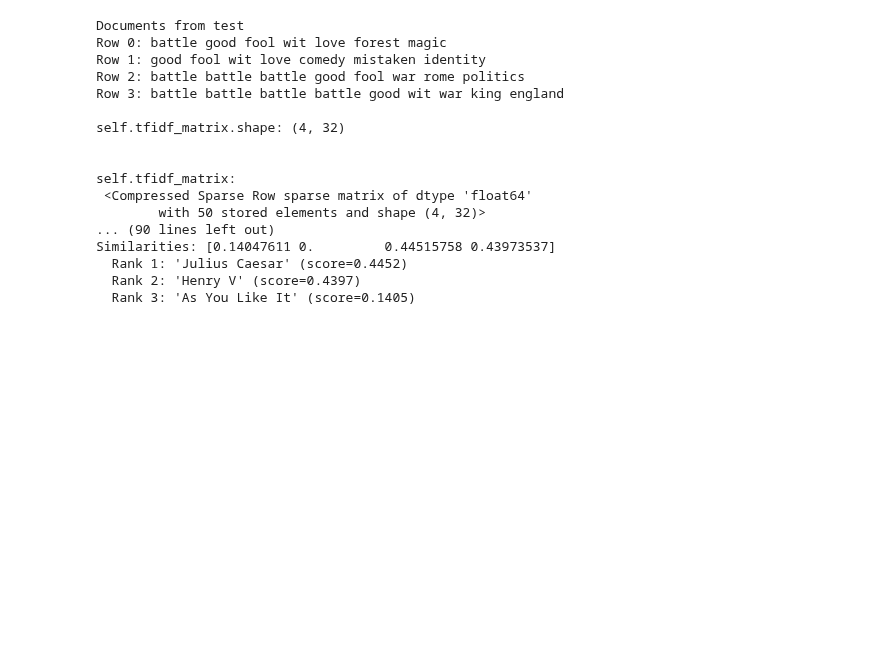
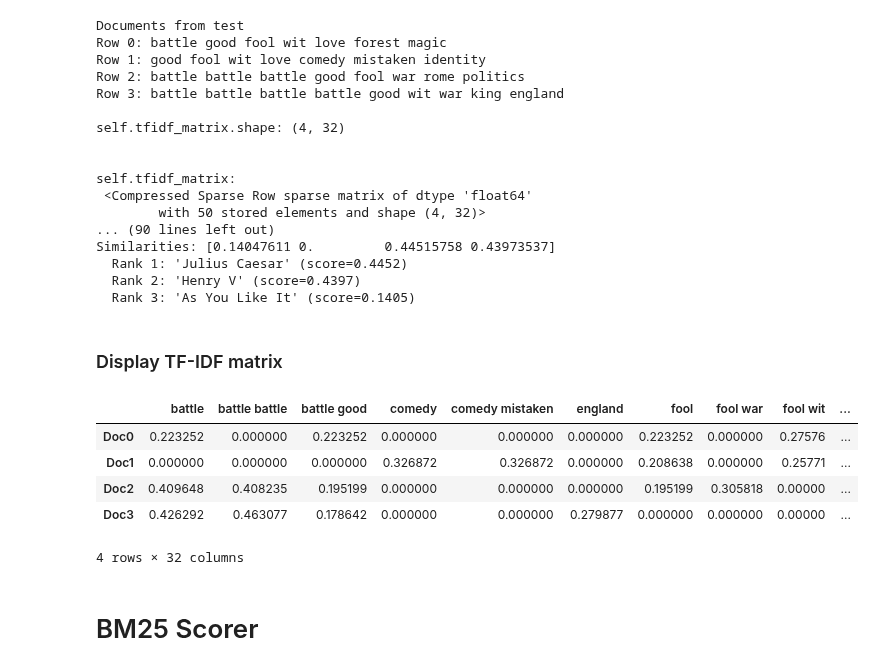
Before and after one commit to bltzr75/Practices_with_Speech_and_Language_Processing_Jurafsky_and_Martin, a Jupyter notebook: Information Retrieval and Retrieval Augmented Generation/Information Retrieval and Retrieval Augmented Generation.ipynb, the cells around one changed output. Saved outputs shown, nothing was run; the diff lists cells and outputs as text; code cells hidden in the pictures; blank space fills up the shorter version.

```diff
--- a/Information Retrieval and Retrieval Augmented Generation/Information Retrieval and Retrieval Augmented Generation.ipynb
+++ b/Information Retrieval and Retrieval Augmented Generation/Information Retrieval and Retrieval Augmented Generation.ipynb
@@ -276,3 +275,22 @@ Similarities: [0.14047611 0.         0.44515758 0.43973537]
   Rank 1: 'Julius Caesar' (score=0.4452)
   Rank 2: 'Henry V' (score=0.4397)
   Rank 3: 'As You Like It' (score=0.1405)
+# %% [markdown]
+### Display TF-IDF matrix
+# %%
+# make df
+tfidf_df = pd.DataFrame(
+  retriever.tfidf_matrix.toarray(),
+  columns=feature_names,
+  index=[f"Doc{i}" for i in range(len(shakespeare_docs))]
+)
+tfidf_df
+# %% [output]
+|  | battle | battle battle | battle good | comedy | comedy mistaken | england | fool | fool war | fool wit | ... |
+| Doc0 | 0.223252 | 0.000000 | 0.223252 | 0.000000 | 0.000000 | 0.000000 | 0.223252 | 0.000000 | 0.27576 | ... |
+| Doc1 | 0.000000 | 0.000000 | 0.000000 | 0.326872 | 0.326872 | 0.000000 | 0.208638 | 0.000000 | 0.25771 | ... |
+| Doc2 | 0.409648 | 0.408235 | 0.195199 | 0.000000 | 0.000000 | 0.000000 | 0.195199 | 0.305818 | 0.00000 | ... |
+| Doc3 | 0.426292 | 0.463077 | 0.178642 | 0.000000 | 0.000000 | 0.279877 | 0.000000 | 0.000000 | 0.00000 | ... |
+4 rows × 32 columns
+# %% [markdown]
+# BM25 Scorer
```
Also changed, not shown: parts of 3 cells of this notebook, 1 other file.
